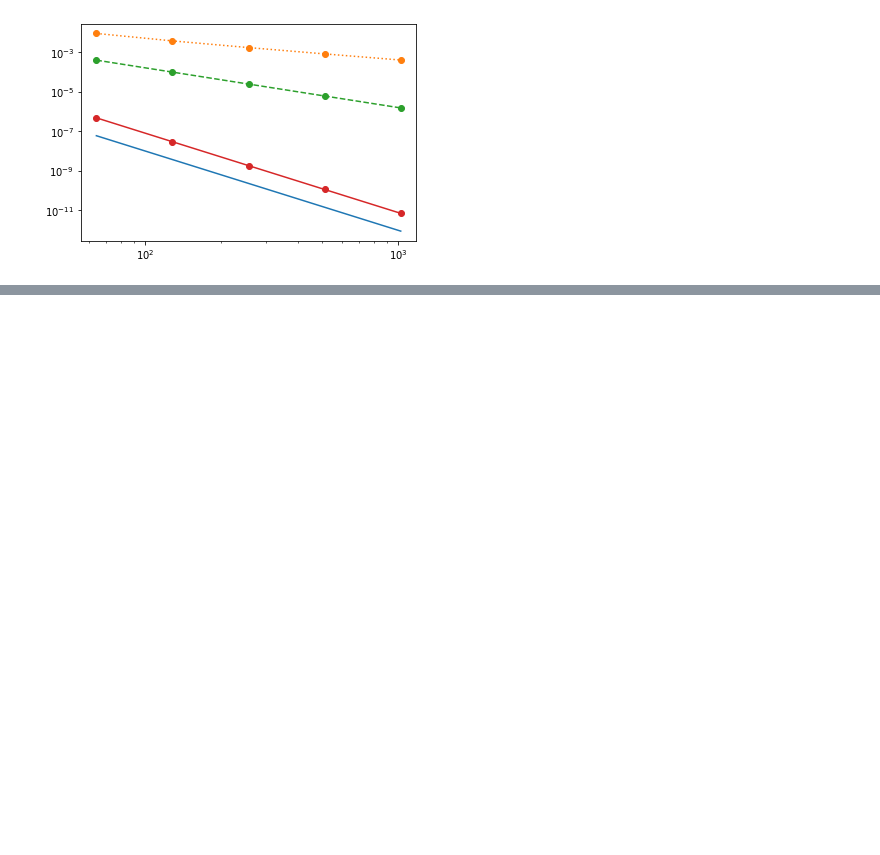
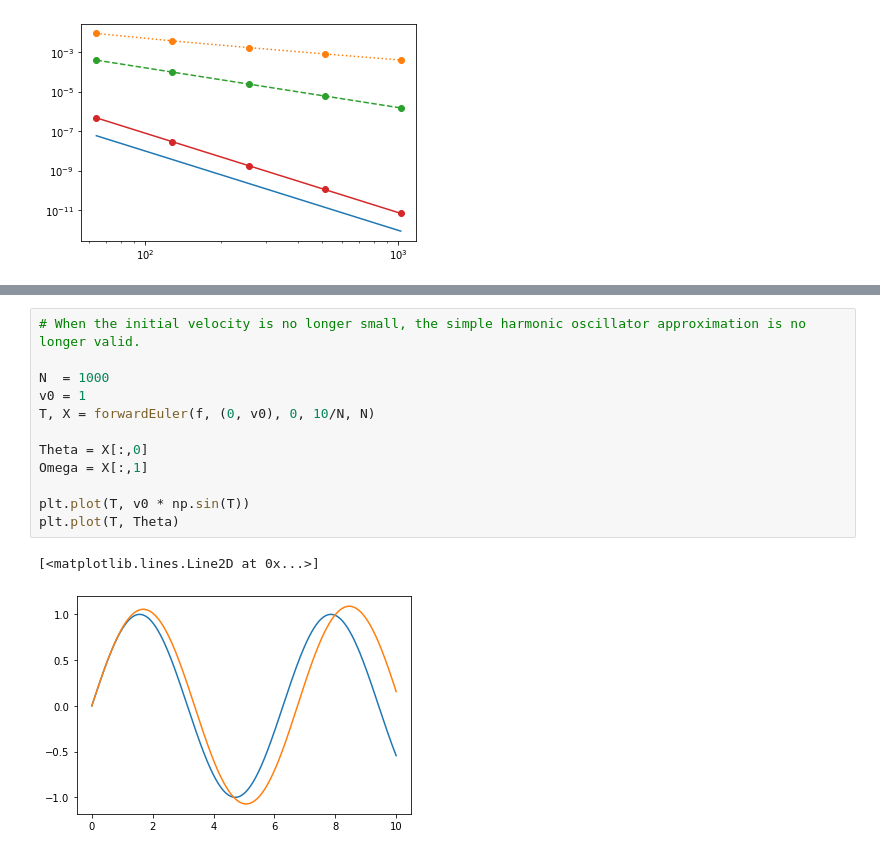
Before and after one commit to uarizona-2021spring-phys105a/phys105a, a Jupyter notebook: 12/ode2.ipynb, the cells around one changed output, grey strips where cells are left out. Saved outputs shown, nothing was run; the diff lists cells and outputs as text; blank space fills up the shorter version.

```diff
--- a/12/ode2.ipynb
+++ b/12/ode2.ipynb
@@ -251,0 +270,15 @@ plt.loglog(N, E3,'o-')
+# %%
+# When the initial velocity is no longer small, the simple harmonic oscillator approximation is no longer valid.
+
+N  = 1000
+v0 = 1
+T, X = forwardEuler(f, (0, v0), 0, 10/N, N)
+
+Theta = X[:,0]
+Omega = X[:,1]
+
+plt.plot(T, v0 * np.sin(T))
+plt.plot(T, Theta)
+# %% [output]
+[<matplotlib.lines.Line2D at 0x...>]
+[figure, added]
```
Also changed, not shown: parts of 3 cells of this notebook.
